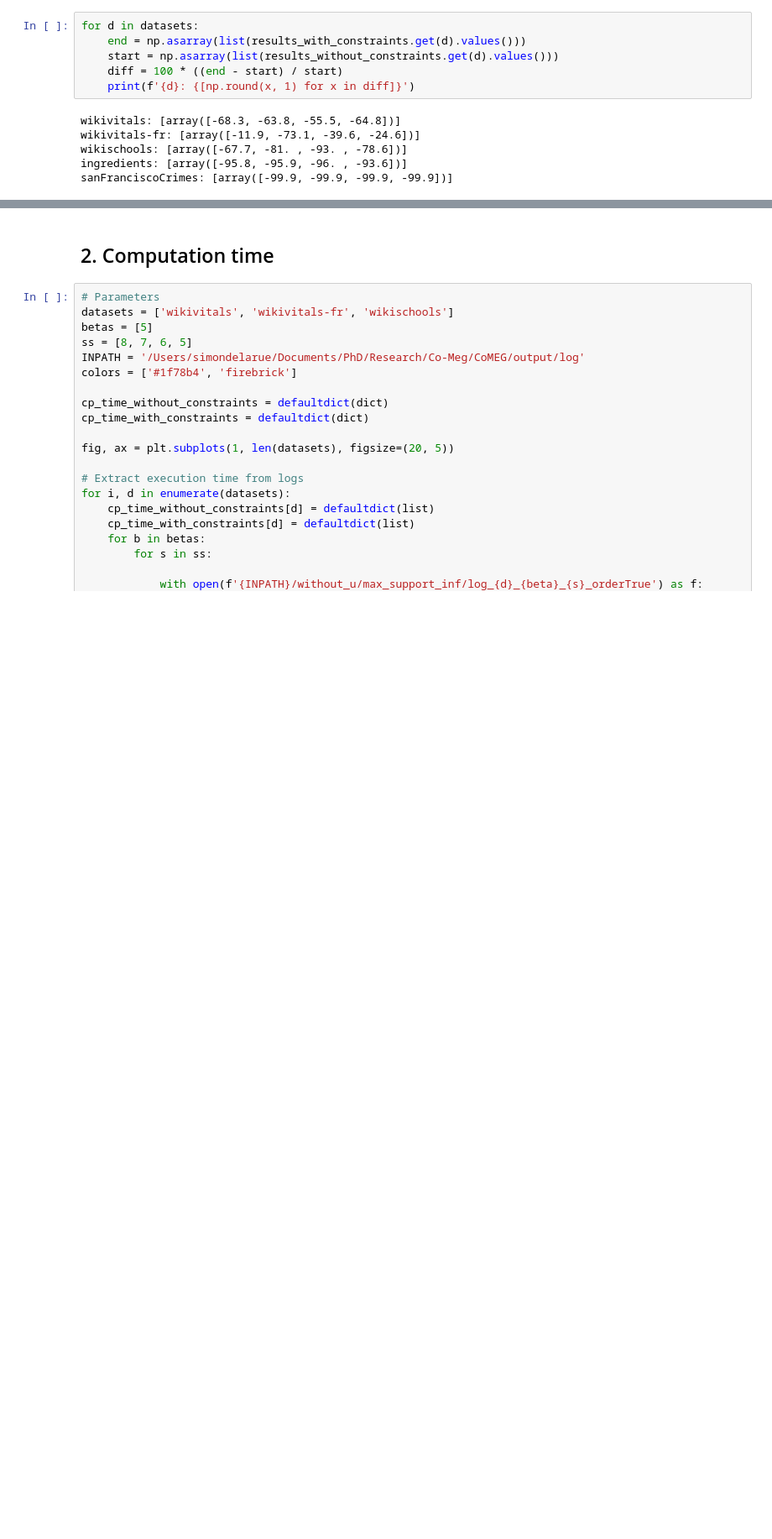
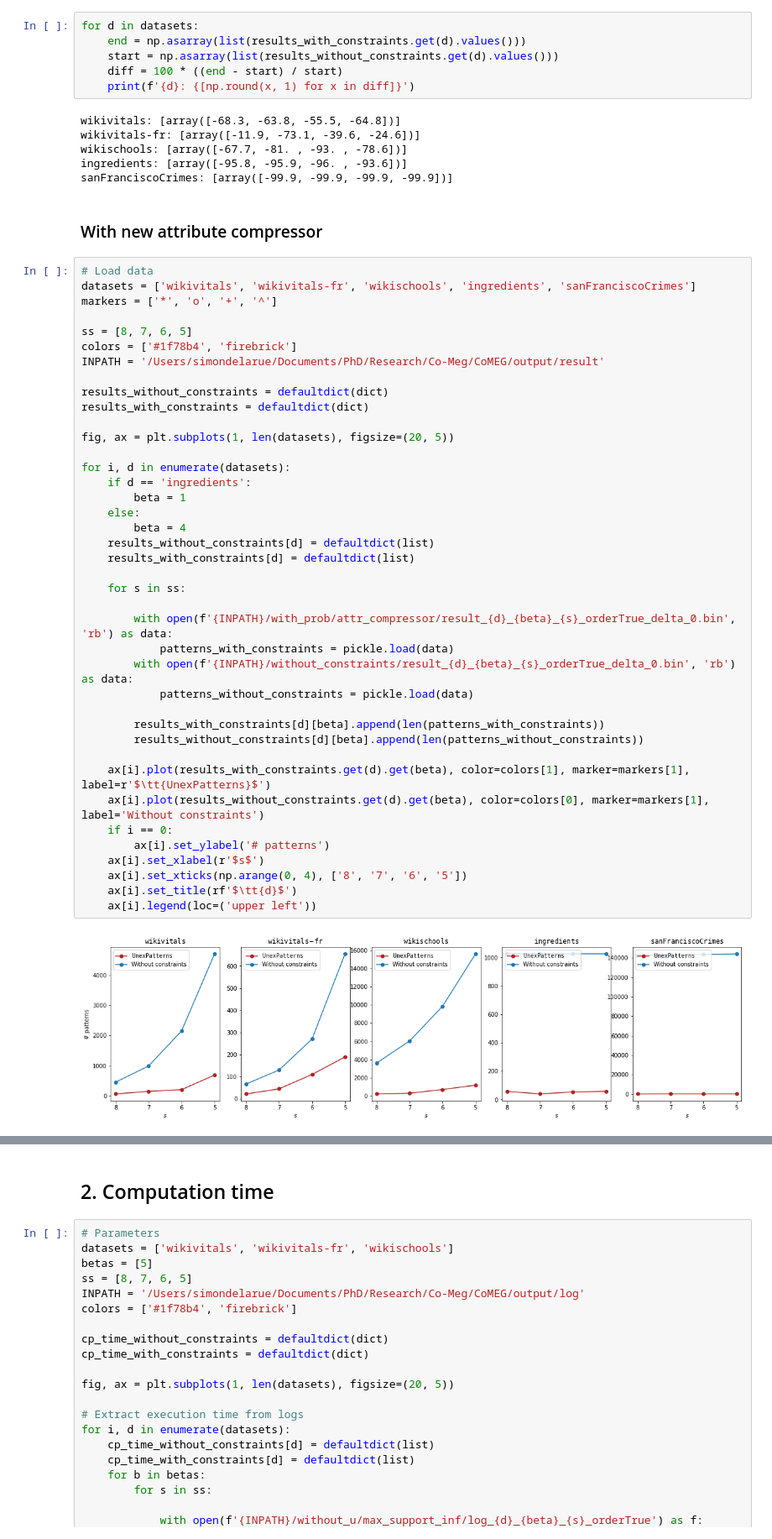
Before and after one commit to Co-MEG/CoMEG, a Jupyter notebook: notebooks/experiments/pattern_statistics.ipynb, the cells around one changed output, grey strips where cells are left out. Shown: that part at 84% size. Cells and saved outputs as stored; diff of their text form; blank space fills up the shorter version.

Commit message:
updated with new attribute compressor

```diff
--- a/notebooks/experiments/pattern_statistics.ipynb
+++ b/notebooks/experiments/pattern_statistics.ipynb
@@ -133,3 +235,47 @@ wikivitals-fr: [array([-11.9, -73.1, -39.6, -24.6])]
 wikischools: [array([-67.7, -81. , -93. , -78.6])]
 ingredients: [array([-95.8, -95.9, -96. , -93.6])]
 sanFranciscoCrimes: [array([-99.9, -99.9, -99.9, -99.9])]
+# %% [markdown]
+### With new attribute compressor
+# %%
+# Load data
+datasets = ['wikivitals', 'wikivitals-fr', 'wikischools', 'ingredients', 'sanFranciscoCrimes']
+markers = ['*', 'o', '+', '^']
+
+ss = [8, 7, 6, 5]
+colors = ['#1f78b4', 'firebrick']
+INPATH = '/Users/simondelarue/Documents/PhD/Research/Co-Meg/CoMEG/output/result'
+
+results_without_constraints = defaultdict(dict)
+results_with_constraints = defaultdict(dict)
+
+fig, ax = plt.subplots(1, len(datasets), figsize=(20, 5))
+
+for i, d in enumerate(datasets):
+    if d == 'ingredients':
+        beta = 1
+    else:
+        beta = 4
+    results_without_constraints[d] = defaultdict(list)
+    results_with_constraints[d] = defaultdict(list)
+
+    for s in ss:
+
+        with open(f'{INPATH}/with_prob/attr_compressor/result_{d}_{beta}_{s}_orderTrue_delta_0.bin', 'rb') as data:
+            patterns_with_constraints = pickle.load(data)
+        with open(f'{INPATH}/without_constraints/result_{d}_{beta}_{s}_orderTrue_delta_0.bin', 'rb') as data:
+            patterns_without_constraints = pickle.load(data)
+
+        results_with_constraints[d][beta].append(len(patterns_with_constraints))
+        results_without_constraints[d][beta].append(len(patterns_without_constraints))
+
+    ax[i].plot(results_with_constraints.get(d).get(beta), color=colors[1], marker=markers[1], label=r'$\tt{UnexPatterns}$')
+    ax[i].plot(results_without_constraints.get(d).get(beta), color=colors[0], marker=markers[1], label='Without constraints')
+    if i == 0:
+        ax[i].set_ylabel('# patterns')
+    ax[i].set_xlabel(r'$s$')
+    ax[i].set_xticks(np.arange(0, 4), ['8', '7', '6', '5'])
+    ax[i].set_title(rf'$\tt{d}$')
+    ax[i].legend(loc=('upper left'))
+# %% [output]
+[figure, added]
```
Also changed, not shown: parts of 11 cells of this notebook.
